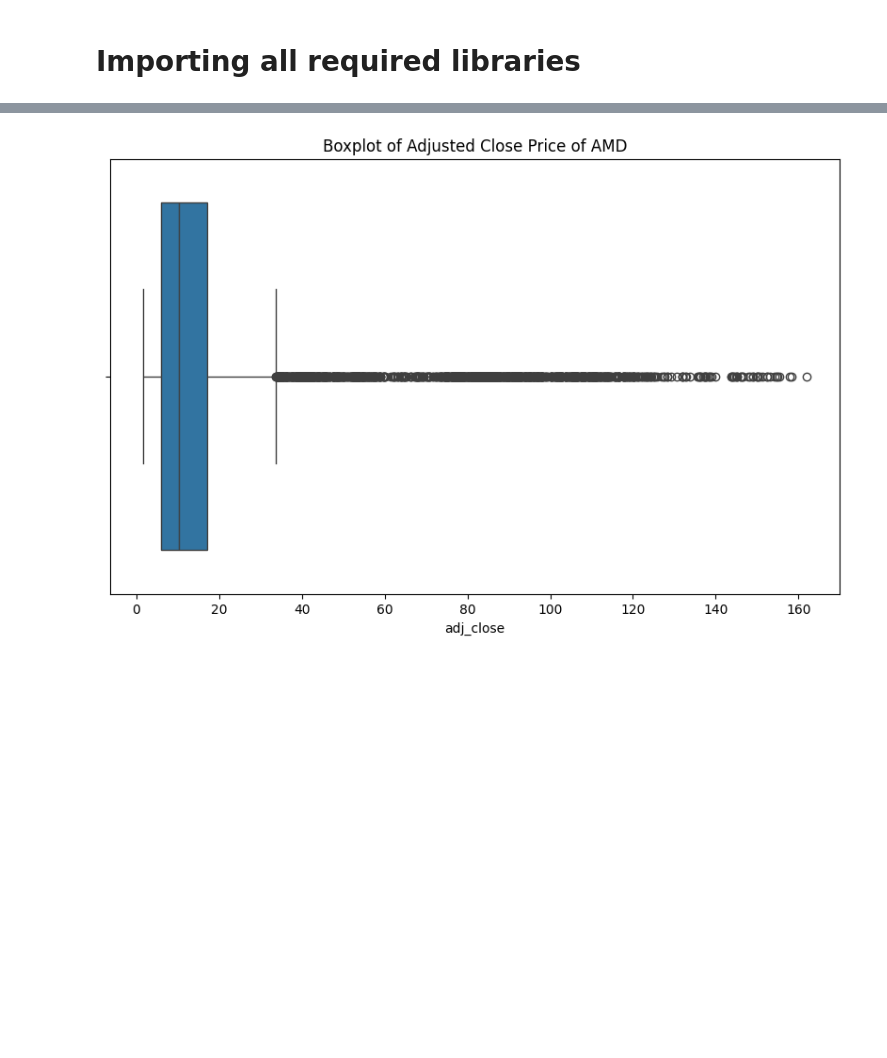
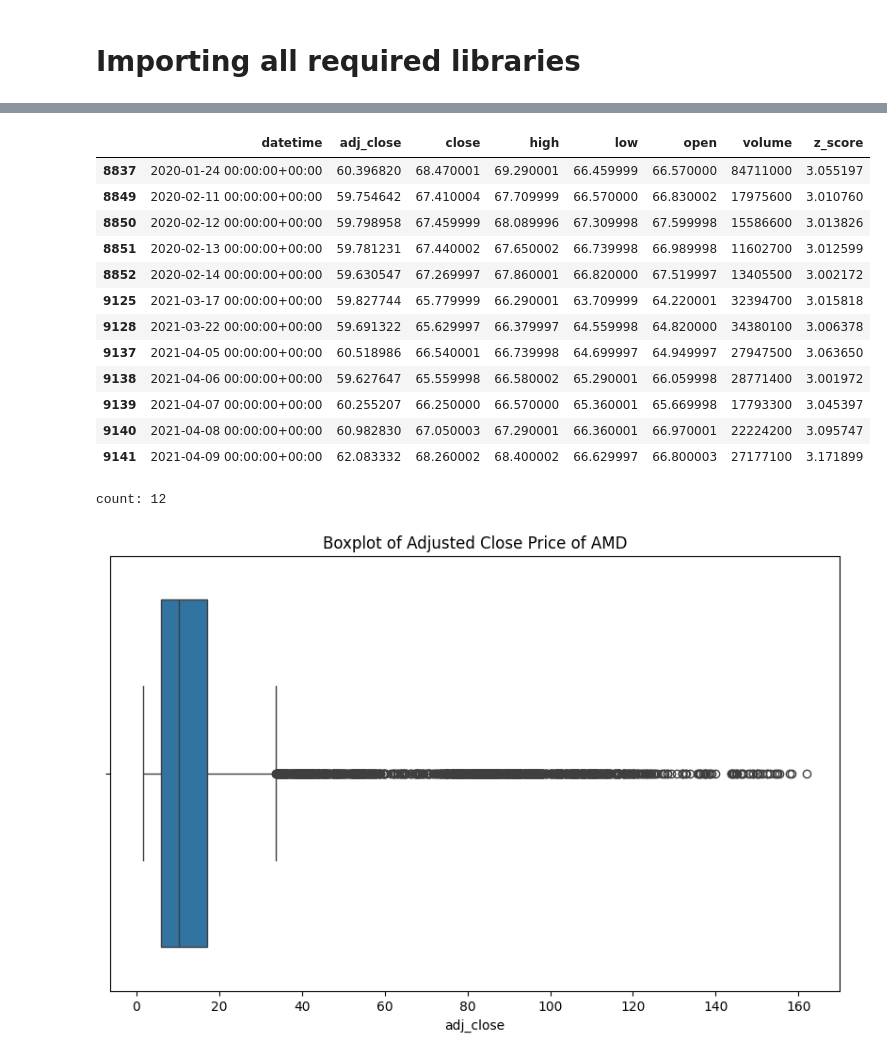
Before and after one commit to WielandVandebotermet/Cloud-AI, a Jupyter notebook: stock_prices/2. Stock Prices Clean and explore.ipynb, the cells around one changed output, grey strips where cells are left out. Drawn from its saved outputs; the diff is of its cells as text; code cells hidden in the pictures; blank space fills up the shorter version.

```diff
--- a/stock_prices/2. Stock Prices Clean and explore.ipynb
+++ b/stock_prices/2. Stock Prices Clean and explore.ipynb
@@ -278,7 +274,7 @@ count: 68
 # %%
 Intel_outliers_zscore = detect_outliers_zscore(FixedIntel, 'adj_close')
 print("\nOutliers using Z-score method:")
-print(Intel_outliers_zscore)
+display(Intel_outliers_zscore)
 print("count:", len(Intel_outliers_zscore))
 # %% [output]
 Outliers using Z-score method:
@@ -301,3 +281,17 @@ count: 12
+|  | datetime | adj_close | close | high | low | open | volume | z_score |
+| 8837 | 2020-01-24 00:00:00+00:00 | 60.396820 | 68.470001 | 69.290001 | 66.459999 | 66.570000 | 84711000 | 3.055197 |
+| 8849 | 2020-02-11 00:00:00+00:00 | 59.754642 | 67.410004 | 67.709999 | 66.570000 | 66.830002 | 17975600 | 3.010760 |
+| 8850 | 2020-02-12 00:00:00+00:00 | 59.798958 | 67.459999 | 68.089996 | 67.309998 | 67.599998 | 15586600 | 3.013826 |
+| 8851 | 2020-02-13 00:00:00+00:00 | 59.781231 | 67.440002 | 67.650002 | 66.739998 | 66.989998 | 11602700 | 3.012599 |
+| 8852 | 2020-02-14 00:00:00+00:00 | 59.630547 | 67.269997 | 67.860001 | 66.820000 | 67.519997 | 13405500 | 3.002172 |
+| 9125 | 2021-03-17 00:00:00+00:00 | 59.827744 | 65.779999 | 66.290001 | 63.709999 | 64.220001 | 32394700 | 3.015818 |
+| 9128 | 2021-03-22 00:00:00+00:00 | 59.691322 | 65.629997 | 66.379997 | 64.559998 | 64.820000 | 34380100 | 3.006378 |
+| 9137 | 2021-04-05 00:00:00+00:00 | 60.518986 | 66.540001 | 66.739998 | 64.699997 | 64.949997 | 27947500 | 3.063650 |
+| 9138 | 2021-04-06 00:00:00+00:00 | 59.627647 | 65.559998 | 66.580002 | 65.290001 | 66.059998 | 28771400 | 3.001972 |
+| 9139 | 2021-04-07 00:00:00+00:00 | 60.255207 | 66.250000 | 66.570000 | 65.360001 | 65.669998 | 17793300 | 3.045397 |
+| 9140 | 2021-04-08 00:00:00+00:00 | 60.982830 | 67.050003 | 67.290001 | 66.360001 | 66.970001 | 22224200 | 3.095747 |
+| 9141 | 2021-04-09 00:00:00+00:00 | 62.083332 | 68.260002 | 68.400002 | 66.629997 | 66.800003 | 27177100 | 3.171899 |
+count: 12
 # %%
 plt.figure(figsize=(10, 6))
 sns.boxplot(data=FixedAMD, x='adj_close')
```
Also changed, not shown: parts of 22 cells of this notebook, 8 other files.
